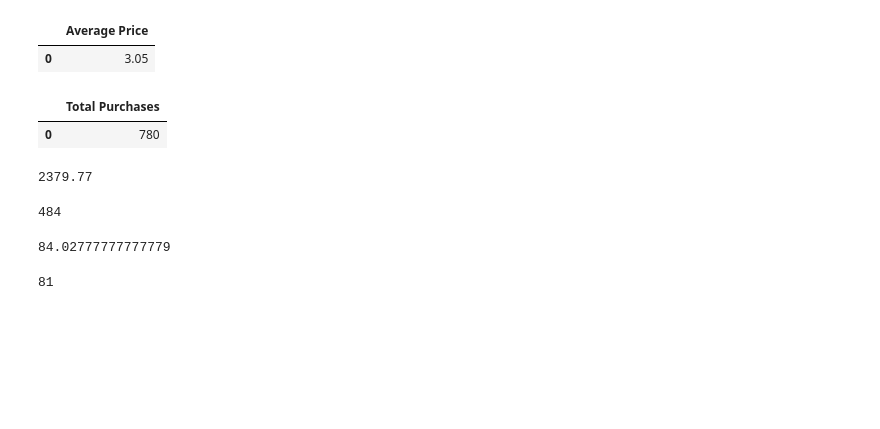
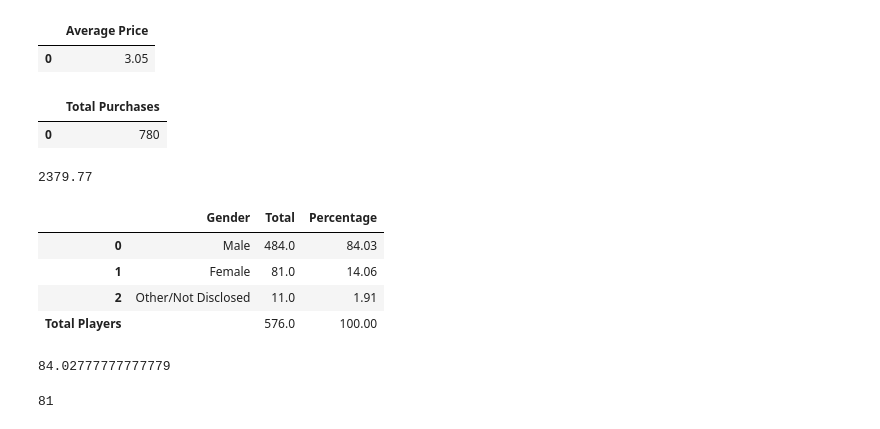
Before and after one commit to tidepooler/HeroesOfPymoli, a Jupyter notebook: Heroes_of_Pymoli.ipynb, the cells around one changed output. Saved outputs shown, nothing was run; the diff lists cells and outputs as text; code cells hidden in the pictures; blank space fills up the shorter version.

Commit message:
Add files via upload
Determined number of unique players by Gender, Total, and then percentage.

```diff
--- a/Heroes_of_Pymoli.ipynb
+++ b/Heroes_of_Pymoli.ipynb
@@ -68,13 +70,35 @@ total_revenue
-# %%
-# Count of Male Players
-#first, define unique player names by gender
-unique_genders_df = df_purchase_data.groupby("Gender")["SN"].nunique()
-#then, call out gender "male"
-num_males = unique_genders_df["Male"]
-
-num_males
-# %% [output]
-484
+# %%
+#Count of players by gender category, and percentage by gender
+
+#Create dataframe that indicates the number of each gender category
+Gender = df_purchase_data.groupby("Gender").nunique()
+Male = Gender.iloc[1,1]
+Female = Gender.iloc[0,1]
+Other = Gender.iloc[2,1]
+
+#Create a dataframe that calculates the totals and percentages of each gender category
+df_percentage = pd.DataFrame({
+    "Gender": ["Male", "Female", "Other/Not Disclosed"],
+    "Total": [Male, Female, Other],
+    "Percentage": [100*Male/df_purchase_data["SN"].nunique(),
+                    100*Female/df_purchase_data["SN"].nunique(),
+                    100*Other/df_purchase_data["SN"].nunique()]
+})
+
+df_percentage.loc["Total Players"]= df_percentage.sum(axis=0,numeric_only=True)
+df_percentage.loc["Total Players", "Gender"] = ""
+
+#Format the percentages to two decimals
+df_percentage = df_percentage.round(2)
+
+#Print out the total of each gender category and its percentage in a table
+df_percentage
+# %% [output]
+|  | Gender | Total | Percentage |
+| 0 | Male | 484.0 | 84.03 |
+| 1 | Female | 81.0 | 14.06 |
+| 2 | Other/Not Disclosed | 11.0 | 1.91 |
+| Total Players |  | 576.0 | 100.00 |
 # %%
 # % of Male Players
 
```
Also changed, not shown: parts of 1 cell of this notebook.
